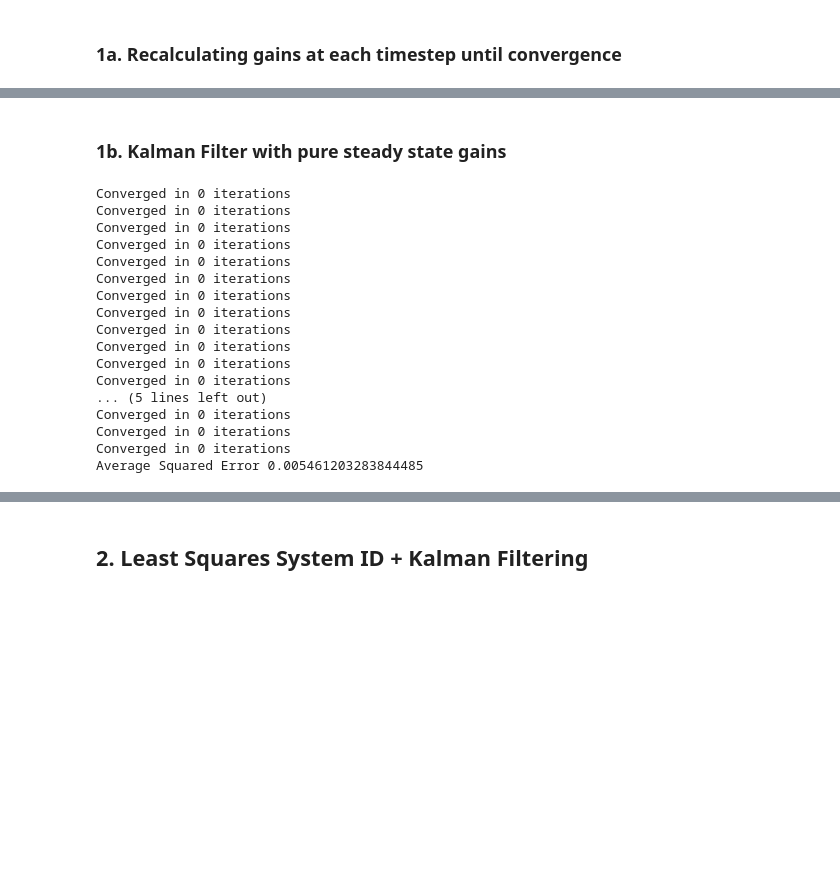
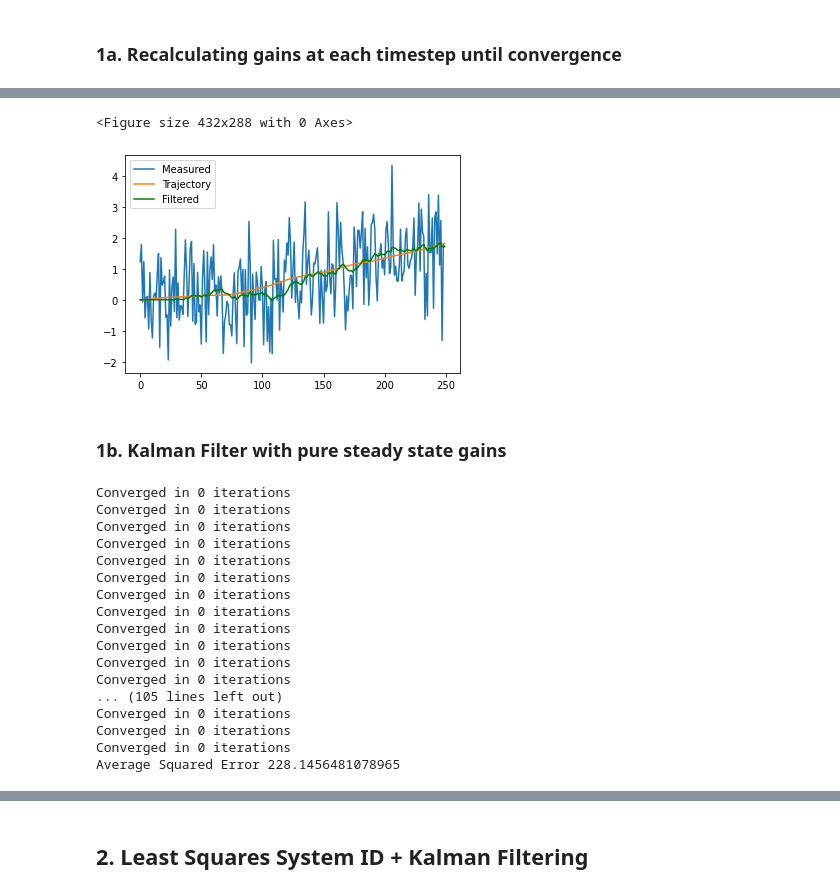
Before and after one commit to ssanghavi404/transformers-dynamical-systems, a Jupyter notebook: Baselines_tests.ipynb, the cells around one changed output, grey strips where cells are left out. Saved outputs shown, nothing was run; the diff lists cells and outputs as text; code cells hidden in the pictures; blank space fills up the shorter version.

```diff
--- a/Baselines_tests.ipynb
+++ b/Baselines_tests.ipynb
@@ -110,22 +118,26 @@ Average Squared Error: 0.00545470627864479
+# %%
+# FOR THE MODULATING VELOCITY SYSTEM
+plt.figure()
+fig, ax = plt.subplots()
+linemeas, = ax.plot(range(T), meas[ind_to_vis, :, 0], label="Measured")
+linetraj, = ax.plot(range(T), traj[ind_to_vis, :, 0], label="Trajectory")
+linefltr, = ax.plot(range(T), kfiltered[ind_to_vis, :, 0], label="Filtered", color='g')
+plt.legend()
+plt.show()
+# %% [output]
+<Figure size 432x288 with 0 Axes>
+[figure, added]
 # %% [markdown]
 ### 1b. Kalman Filter with pure steady state gains
 # %%
 err_fltr_ss = 0
+kfiltered_ss = np.zeros(shape=(num_traj, T, state_dim))
 
-for i in range(num_traj_train, num_traj):
+for i in range(num_traj):
     kinematics_forward = KFilter(A, B, C, Q, R, state=x0)
     kinematics_forward.run_till_ss()
     fltr_ss = kinematics_forward.simulate(meas[i], u_seq[i])
-
-    if i == ind_to_vis:
-        plt.figure()
-        fig, ax = plt.subplots()
-        linetraj, = ax.plot(traj[i,CUT:,0], traj[i,CUT:,1], label="Trajectory")
-        #linemeas, = ax.plot(meas[:,0], meas[:,1], label="Measured")
-        linefltr, = ax.plot(fltr_ss[CUT:,0], fltr_ss[CUT:,1], label="Filtered", color='g')
-        plt.legend()
-        plt.show()
-
+    kfiltered_ss[i] = fltr_ss
     err_fltr_ss += np.linalg.norm(fltr_ss[CUT:,:] - traj[i,CUT:,:])**2
 
 print("Average Squared Error", err_fltr_ss / num_traj_test / T)
@@ -142,8 +154,8 @@ Converged in 0 iterations
 Converged in 0 iterations
 Converged in 0 iterations
 Converged in 0 iterations
-... (5 lines left out)
+... (105 lines left out)
 Converged in 0 iterations
 Converged in 0 iterations
 Converged in 0 iterations
-Average Squared Error 0.005461203283844485
+Average Squared Error 228.1456481078965
```
Also changed, not shown: parts of 44 cells of this notebook, 2 other files.
